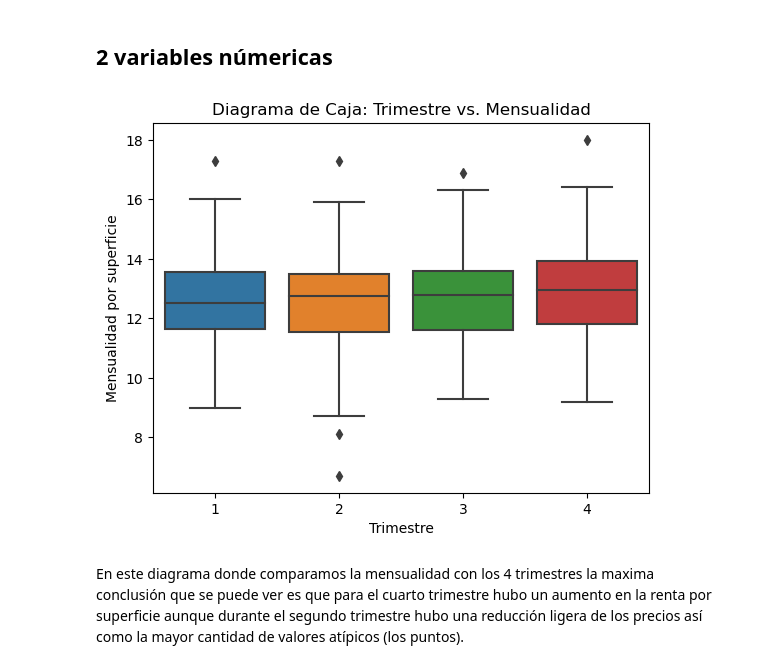
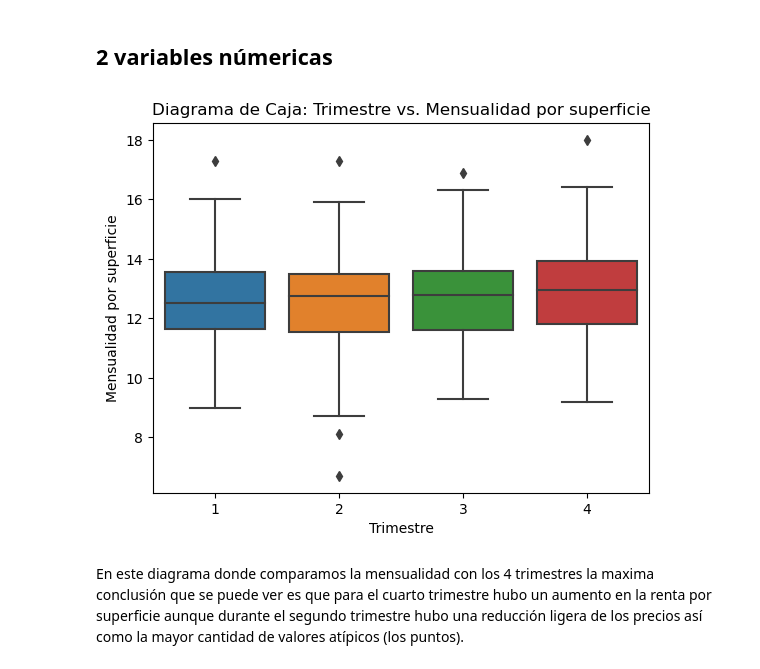
Before and after one commit to LeonBali3110/Sprint_4, a Jupyter notebook: M04 T01.ipynb, the cells around one changed output. Saved outputs shown, nothing was run; the diff lists cells and outputs as text; code cells hidden in the pictures.

```diff
--- a/M04 T01.ipynb
+++ b/M04 T01.ipynb
@@ -144,11 +162,12 @@ Aquí vemos la distribución de la mensualidad por superficie dividida por distr
 # %%
 sns.boxplot(x='Trimestre', y='Preu', data=Aquiler)
 plt.xlabel('Trimestre')
 plt.ylabel('Mensualidad por superficie')
-plt.title('Diagrama de Caja: Trimestre vs. Mensualidad')
+plt.title('Diagrama de Caja: Trimestre vs. Mensualidad por superficie')
+plt.savefig('DigramaCaja.png', dpi=300, bbox_inches='tight')
 plt.show()
 # %% [output]
-[figure, old version]
+[figure, new version]
 # %% [markdown]
 En este diagrama donde comparamos la mensualidad con los 4 trimestres la maxima conclusión que se puede ver es que para el cuarto trimestre hubo un aumento en la renta por superficie aunque durante el segundo trimestre hubo una reducción ligera de los precios así como la mayor cantidad de valores atípicos (los puntos).
 # %% [markdown]
```
Also changed, not shown: parts of 19 cells of this notebook, 4 other files.
